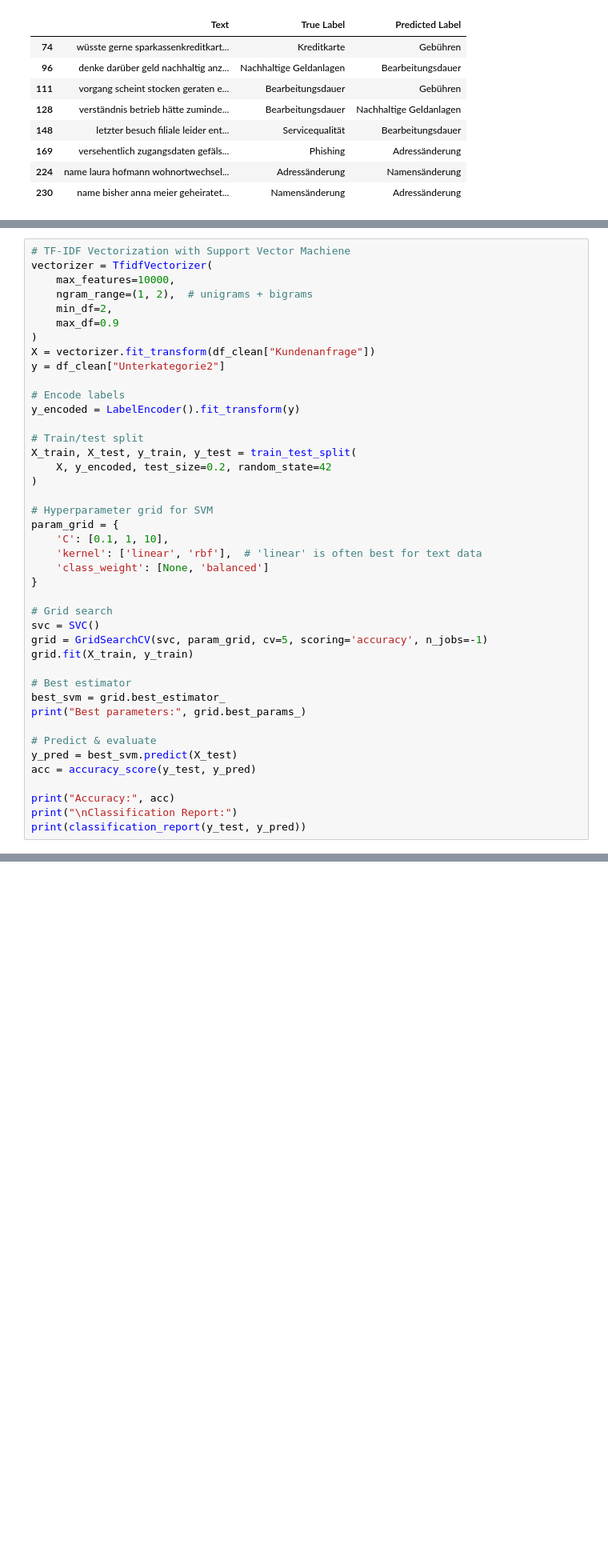
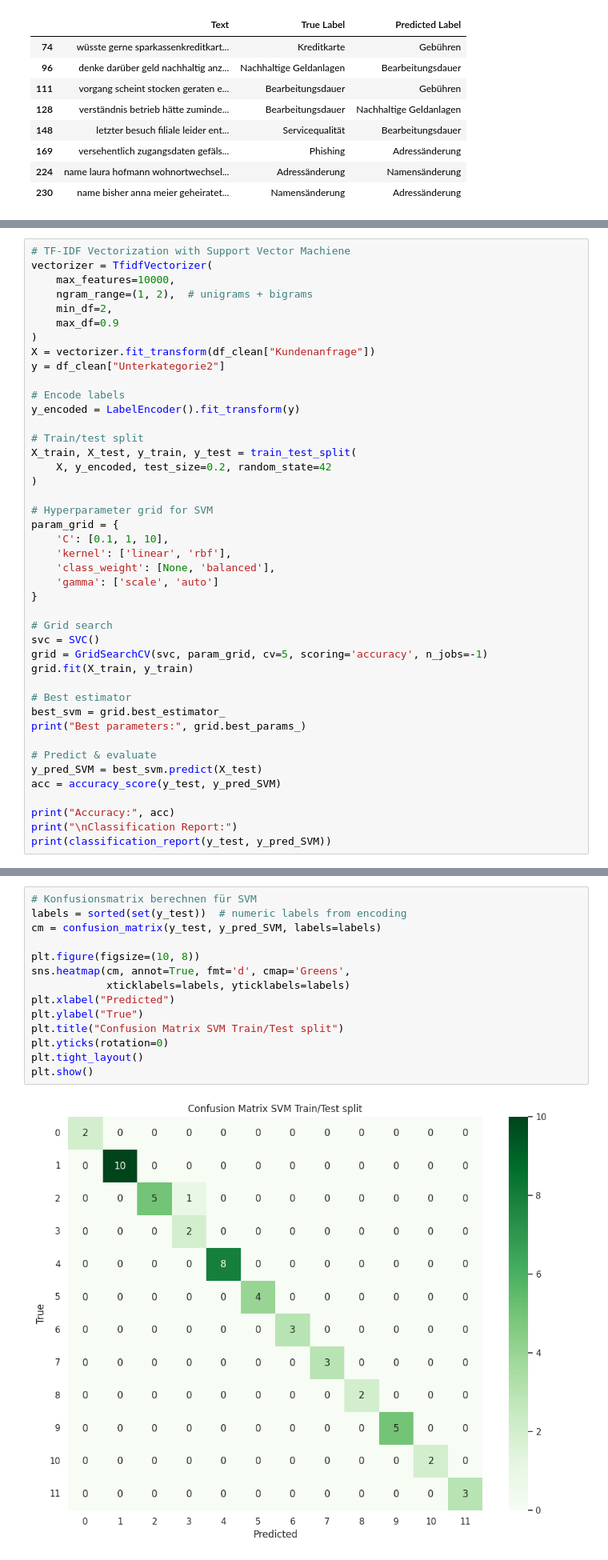
Before and after one commit to almilash/sparkasse_text_classification_challenge, a Jupyter notebook: model/Sparkasse_Challenge_AD-3.ipynb, the cells around one changed output, grey strips where cells are left out. Shown at 80% size. Drawn from its saved outputs; the diff is of its cells as text; blank space fills up the shorter version.

```diff
--- a/model/Sparkasse_Challenge_AD-3.ipynb
+++ b/model/Sparkasse_Challenge_AD-3.ipynb
@@ -817,8 +787,9 @@ X_train, X_test, y_train, y_test = train_test_split(
 # Hyperparameter grid for SVM
 param_grid = {
     'C': [0.1, 1, 10],
-    'kernel': ['linear', 'rbf'],  # 'linear' is often best for text data
-    'class_weight': [None, 'balanced']
+    'kernel': ['linear', 'rbf'],
+    'class_weight': [None, 'balanced'],
+    'gamma': ['scale', 'auto']
 }
 
 # Grid search
@@ -831,10 +802,10 @@ best_svm = grid.best_estimator_
 print("Best parameters:", grid.best_params_)
 
 # Predict & evaluate
-y_pred = best_svm.predict(X_test)
-acc = accuracy_score(y_test, y_pred)
+y_pred_SVM = best_svm.predict(X_test)
+acc = accuracy_score(y_test, y_pred_SVM)
 
 print("Accuracy:", acc)
 print("\nClassification Report:")
-print(classification_report(y_test, y_pred))
+print(classification_report(y_test, y_pred_SVM))
 # %% [output]
@@ -855,3 +826,19 @@ Classification Report:
     accuracy                           0.98        50
    macro avg       0.97      0.99      0.98        50
 weighted avg       0.99      0.98      0.98        50
+# %%
+# Konfusionsmatrix berechnen für SVM
+labels = sorted(set(y_test))  # numeric labels from encoding
+cm = confusion_matrix(y_test, y_pred_SVM, labels=labels)
+
+plt.figure(figsize=(10, 8))
+sns.heatmap(cm, annot=True, fmt='d', cmap='Greens',
+            xticklabels=labels, yticklabels=labels)
+plt.xlabel("Predicted")
+plt.ylabel("True")
+plt.title("Confusion Matrix SVM Train/Test split")
+plt.yticks(rotation=0)
+plt.tight_layout()
+plt.show()
+# %% [output]
+[figure, added]
```
Also changed, not shown: parts of 16 cells of this notebook.
